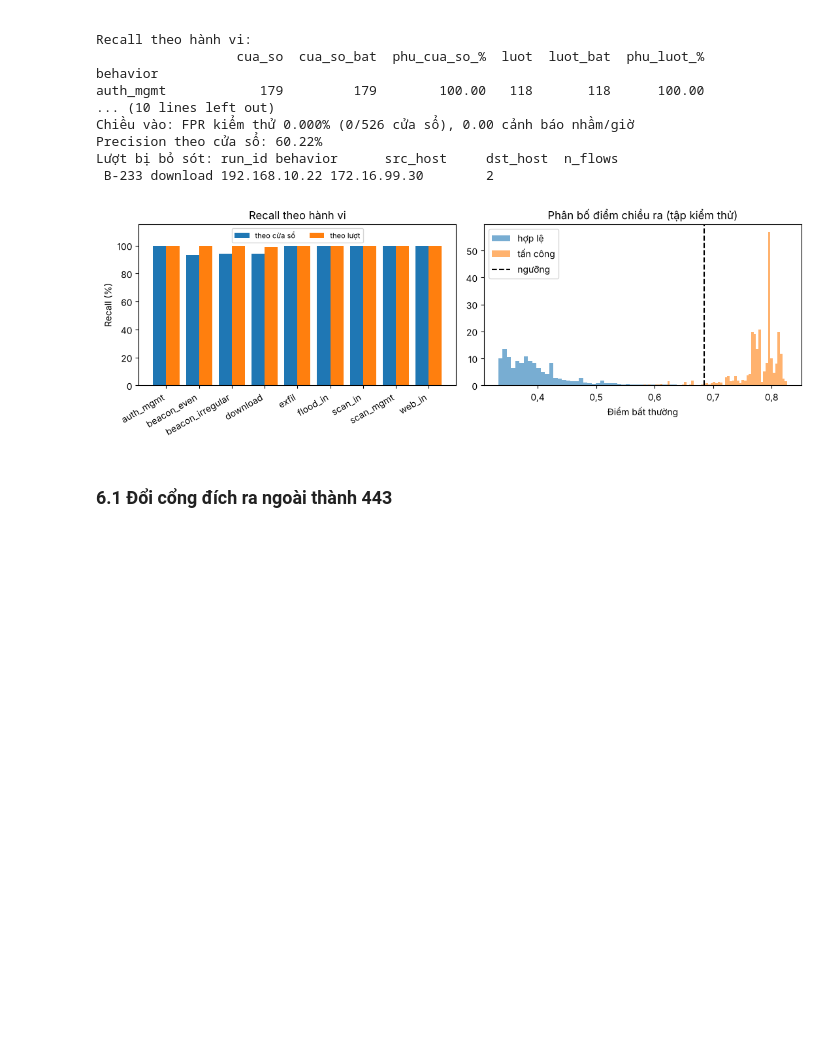
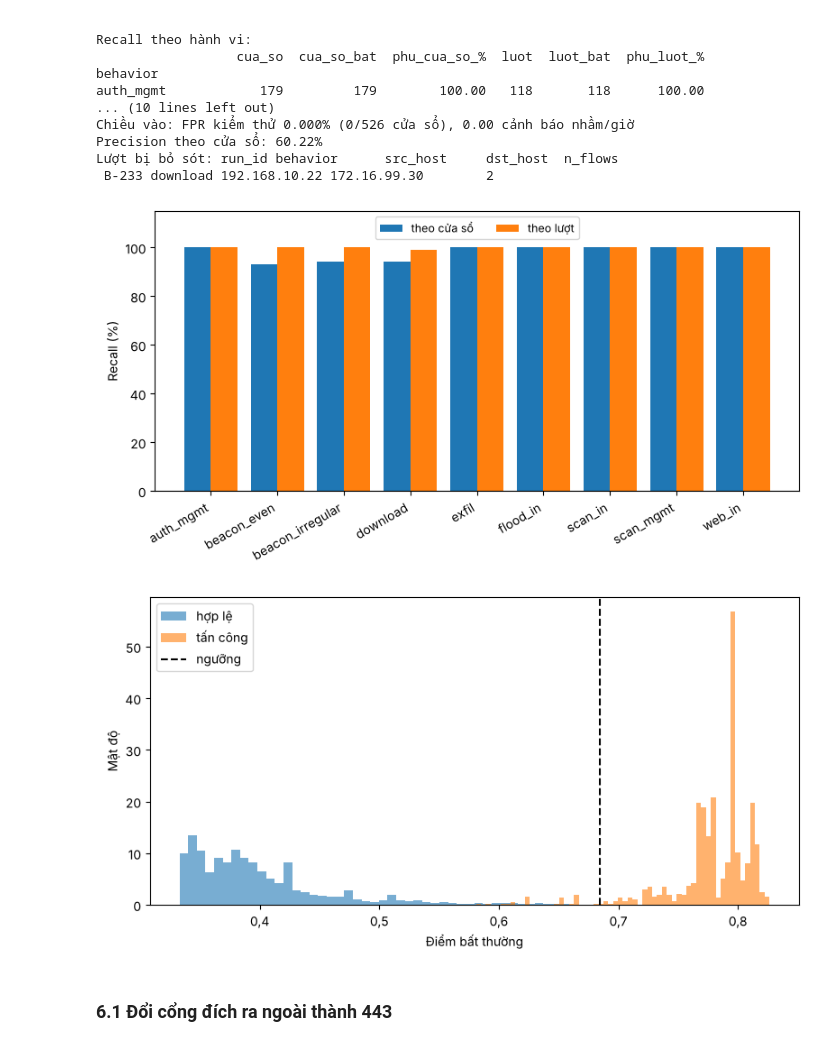
Before and after one commit to hoanganh-net/KLTN-IsolationForest-Suricata, a Jupyter notebook: KLTN_BehaviorIF.ipynb, the cells around one changed output. Cells and saved outputs as stored; diff of their text form; code cells hidden in the pictures; blank space fills up the shorter version.

```diff
--- a/KLTN_BehaviorIF.ipynb
+++ b/KLTN_BehaviorIF.ipynb
@@ -385,37 +385,46 @@ Lượt bị bỏ sót: run_id behavior      src_host     dst_host  n_flows
 # %%
 from matplotlib.ticker import FuncFormatter
 
 
 def so(v, n=1):
     """Số thập phân dùng dấu phẩy như trong báo cáo."""
     return f"{v:.{n}f}".replace(".", ",")
 
 
-fig, ax = plt.subplots(1, 2, figsize=(11, 3.8))
+# Hai hình rời như trong báo cáo; hình đồng thời được ghi vào docs/ để README dùng.
+os.makedirs("docs", exist_ok=True)
 
+# Recall theo hành vi, tính theo cửa sổ và theo lượt
 b = B.drop("TỔNG")
 x = np.arange(len(b))
-ax[0].bar(x - 0.2, b["phu_cua_so_%"], 0.4, label="theo cửa sổ")
-ax[0].bar(x + 0.2, b["phu_luot_%"], 0.4, label="theo lượt")
-ax[0].set_xticks(x)
-ax[0].set_xticklabels(b.index, rotation=30, ha="right")
-ax[0].set_ylim(0, 115)
-ax[0].set_ylabel("Recall (%)")
-ax[0].legend(loc="upper center", ncol=2, fontsize=8)
-ax[0].set_title("Recall theo hành vi")
+fig, ax = plt.subplots(figsize=(8, 4.2))
+ax.bar(x - 0.2, b["phu_cua_so_%"], 0.4, label="theo cửa sổ")
+ax.bar(x + 0.2, b["phu_luot_%"], 0.4, label="theo lượt")
+ax.set_xticks(x)
+ax.set_xticklabels(b.index, rotation=30, ha="right")
+ax.set_ylim(0, 115)
+ax.set_ylabel("Recall (%)")
+ax.legend(loc="upper center", ncol=2, fontsize=9)
+plt.tight_layout()
+fig.savefig("docs/behavior_if_recall.png", dpi=220)
+plt.show()
 
+# Phân bố điểm của cửa sổ chiều ra trên tập kiểm thử
 ra = WT["direction"] == "out"
-ax[1].hist(WT.loc[ra & ~WT["attack"], "score"], bins=60, alpha=0.6, density=True, label="hợp lệ")
-ax[1].hist(WT.loc[ra & WT["attack"], "score"], bins=60, alpha=0.6, density=True, label="tấn công")
-ax[1].axvline(SEL["out"]["thr"], color="k", ls="--", label="ngưỡng")
-ax[1].set_xlabel("Điểm bất thường")
-ax[1].legend()
-ax[1].xaxis.set_major_formatter(FuncFormatter(lambda v, p: so(v)))
-ax[1].set_title("Phân bố điểm chiều ra (tập kiểm thử)")
+fig, ax = plt.subplots(figsize=(8, 4.2))
+ax.hist(WT.loc[ra & ~WT["attack"], "score"], bins=60, alpha=0.6, density=True, label="hợp lệ")
+ax.hist(WT.loc[ra & WT["attack"], "score"], bins=60, alpha=0.6, density=True, label="tấn công")
+ax.axvline(SEL["out"]["thr"], color="k", ls="--", label="ngưỡng")
+ax.set_xlabel("Điểm bất thường")
+ax.set_ylabel("Mật độ")
+ax.legend()
+ax.xaxis.set_major_formatter(FuncFormatter(lambda v, p: so(v)))
 plt.tight_layout()
+fig.savefig("docs/behavior_if_phan_bo_diem.png", dpi=220)
 plt.show()
 # %% [output]
-[figure, old version]
+[figure, new version]
+[figure, added]
 # %% [markdown]
 ### 6.1 Đổi cổng đích ra ngoài thành 443
 # %%
```
Also changed, not shown: 11 other files.
